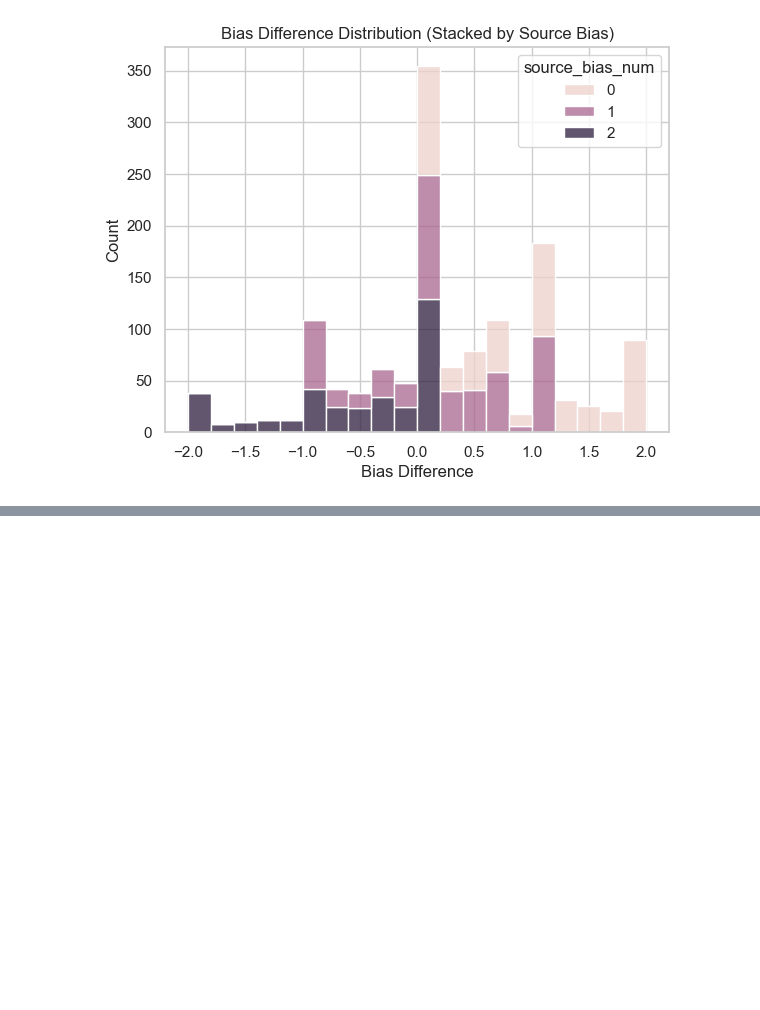
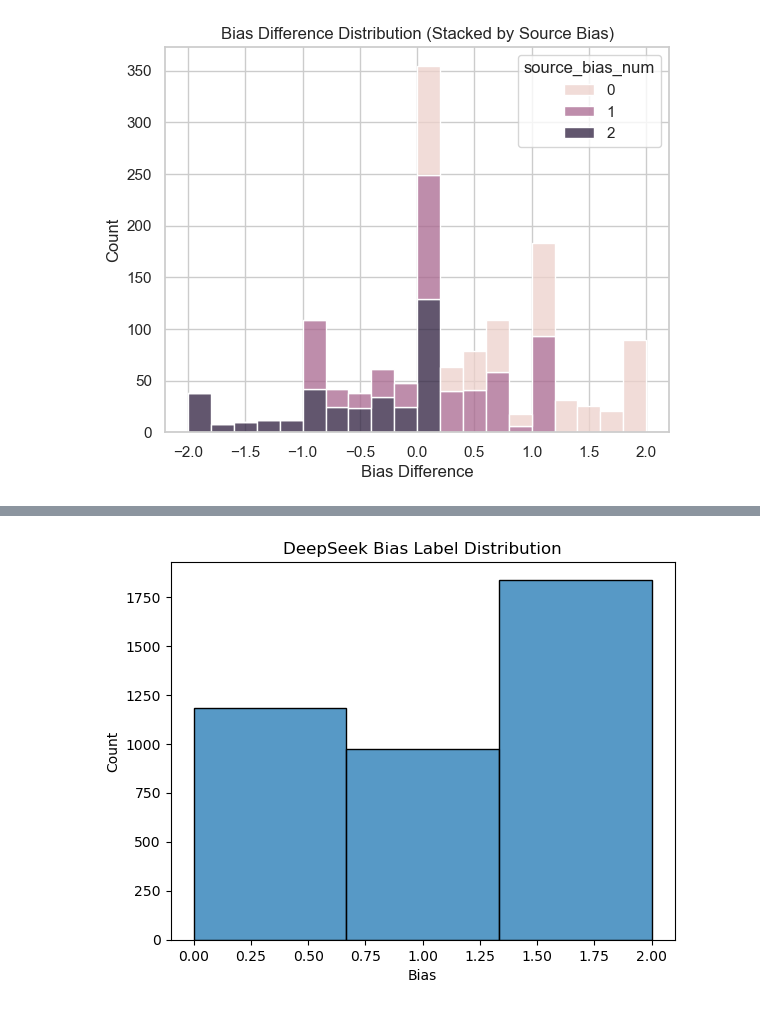
Before and after one commit to UChicago-ML-DL/30100-final, a Jupyter notebook: llama/llama.ipynb, the cells around one changed output, grey strips where cells are left out. Saved outputs shown, nothing was run; the diff lists cells and outputs as text; code cells hidden in the pictures; blank space fills up the shorter version.

Commit message:
Add deepseek label comparisons

```diff
--- a/llama/llama.ipynb
+++ b/llama/llama.ipynb
@@ -793,0 +817,2 @@ plt.show()
+# %%
+df_10k_merged = df_10k.merge(df_labels.drop(columns=["doc_id"]), how="left", on="url")
@@ -793,0 +829,25 @@ plt.show()
+# %%
+source_bias_map = {
+    "farLeft": 0,
+    "left": 0,
+    "leanLeft": 0,
+    "center": 1,
+    "leanRight": 2,
+    "right": 2,
+    "farRight": 2,
+    "unknown": -1
+}
+
+llm_bias_map = {
+    "left": 0,
+    "left-center": 0,
+    "center": 1,
+    "center-right": 2,
+    "right": 2,
+}
+# %%
+df_10k_cleaned = df_10k_merged.dropna(subset=["label"]).copy()
+# %%
+df_10k_cleaned["source_bias_cat"] = df_10k_cleaned["source_bias"].map(source_bias_map)
+df_10k_cleaned["llm_bias_cat"] = df_10k_cleaned["label"].map(llm_bias_map)
+df_10k_cleaned.head()
@@ -793,0 +862,9 @@ plt.show()
+# %%
+plt.figure(figsize=(6.5, 5), dpi=100)
+sns.histplot(data=df_10k_cleaned, x="llm_bias_cat", bins=3, kde=False)
+plt.title("DeepSeek Bias Label Distribution")
+plt.xlabel("Bias")
+plt.ylabel("Count")
+plt.show()
+# %% [output]
+[figure, added]
```
Also changed, not shown: parts of 16 cells of this notebook.
